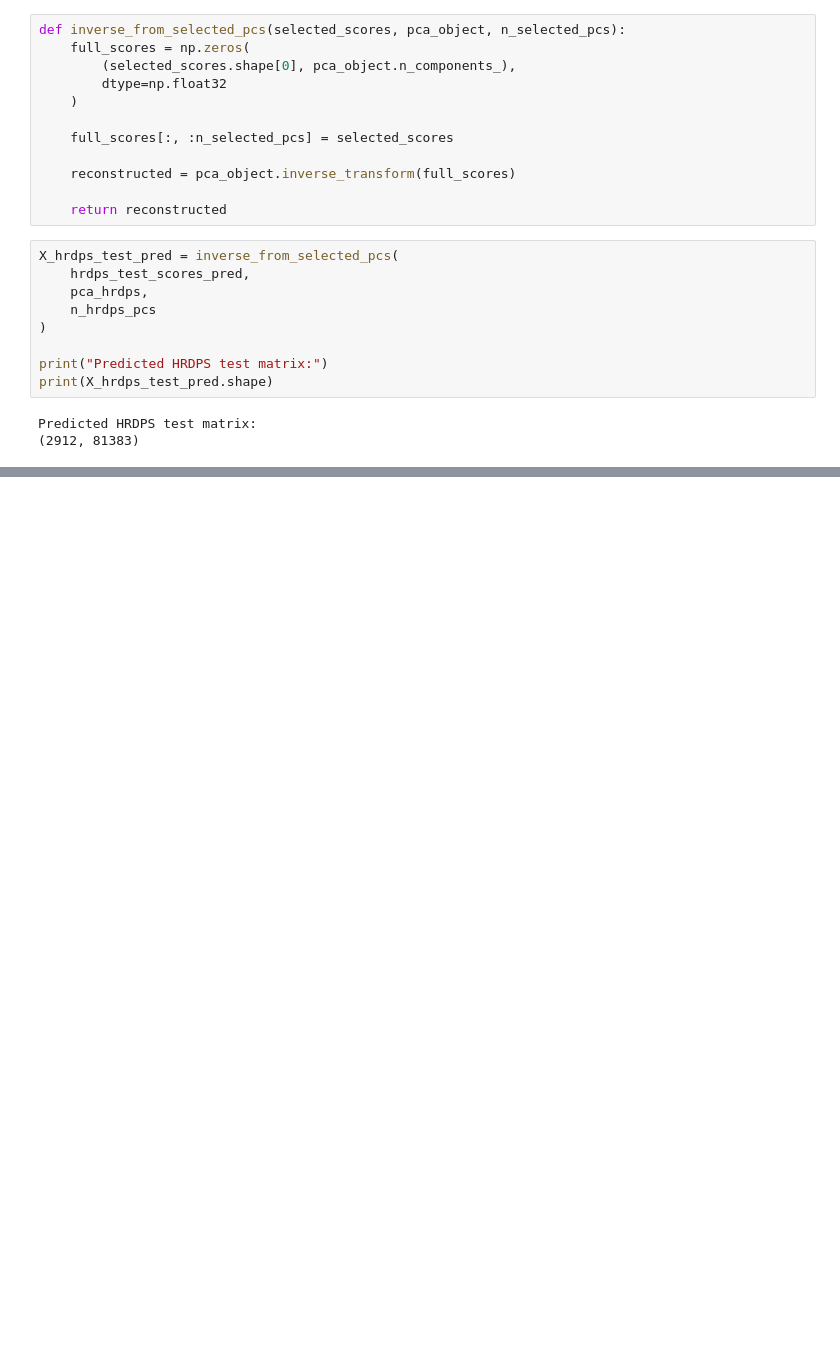
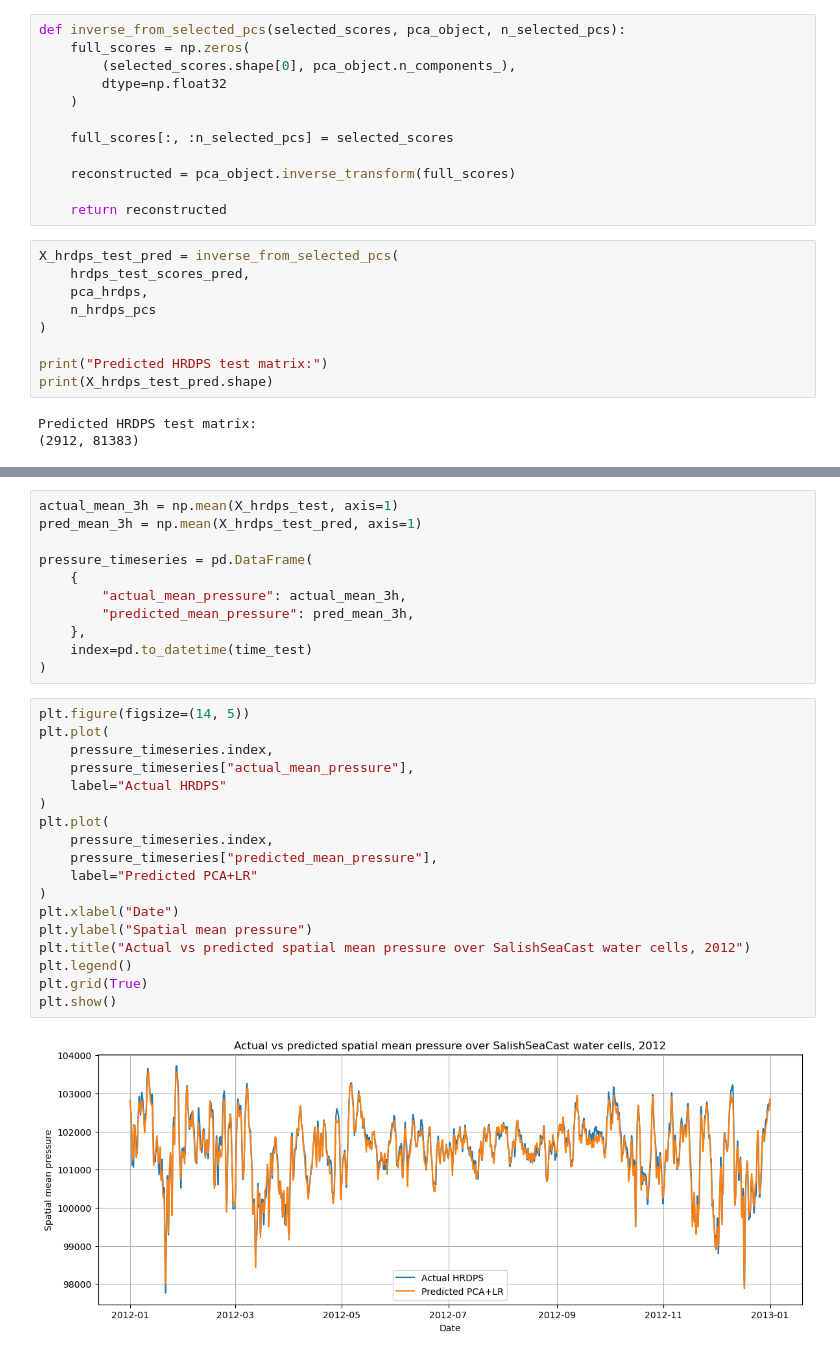
Before and after one commit to SalishSeaCast/analysis-dishika, a Jupyter notebook: notebooks/pressure_more_data.ipynb, the cells around one changed output, grey strips where cells are left out. Drawn from its saved outputs; the diff is of its cells as text; blank space fills up the shorter version.

```diff
--- a/notebooks/pressure_more_data.ipynb
+++ b/notebooks/pressure_more_data.ipynb
@@ -963,0 +865,31 @@ plt.show()
+# %%
+actual_mean_3h = np.mean(X_hrdps_test, axis=1)
+pred_mean_3h = np.mean(X_hrdps_test_pred, axis=1)
+
+pressure_timeseries = pd.DataFrame(
+    {
+        "actual_mean_pressure": actual_mean_3h,
+        "predicted_mean_pressure": pred_mean_3h,
+    },
+    index=pd.to_datetime(time_test)
+)
+# %%
+plt.figure(figsize=(14, 5))
+plt.plot(
+    pressure_timeseries.index,
+    pressure_timeseries["actual_mean_pressure"],
+    label="Actual HRDPS"
+)
+plt.plot(
+    pressure_timeseries.index,
+    pressure_timeseries["predicted_mean_pressure"],
+    label="Predicted PCA+LR"
+)
+plt.xlabel("Date")
+plt.ylabel("Spatial mean pressure")
+plt.title("Actual vs predicted spatial mean pressure over SalishSeaCast water cells, 2012")
+plt.legend()
+plt.grid(True)
+plt.show()
+# %% [output]
+[figure, added]
```
Also changed, not shown: parts of 32 cells of this notebook.
